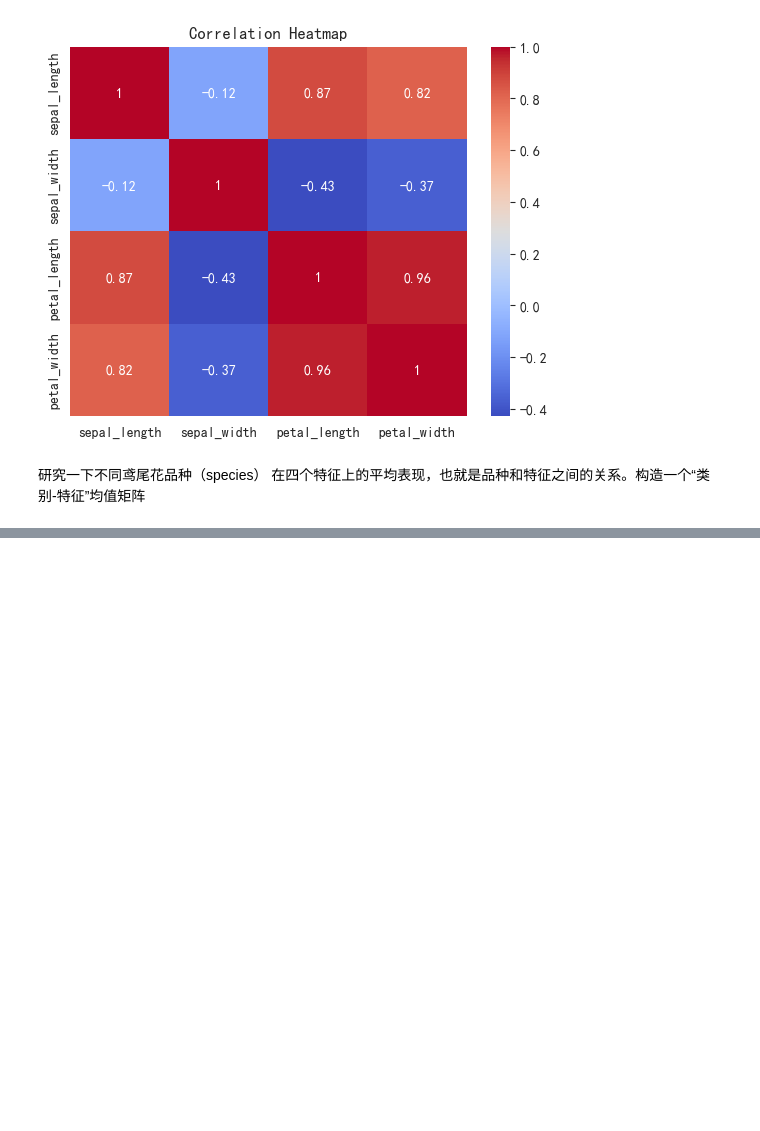
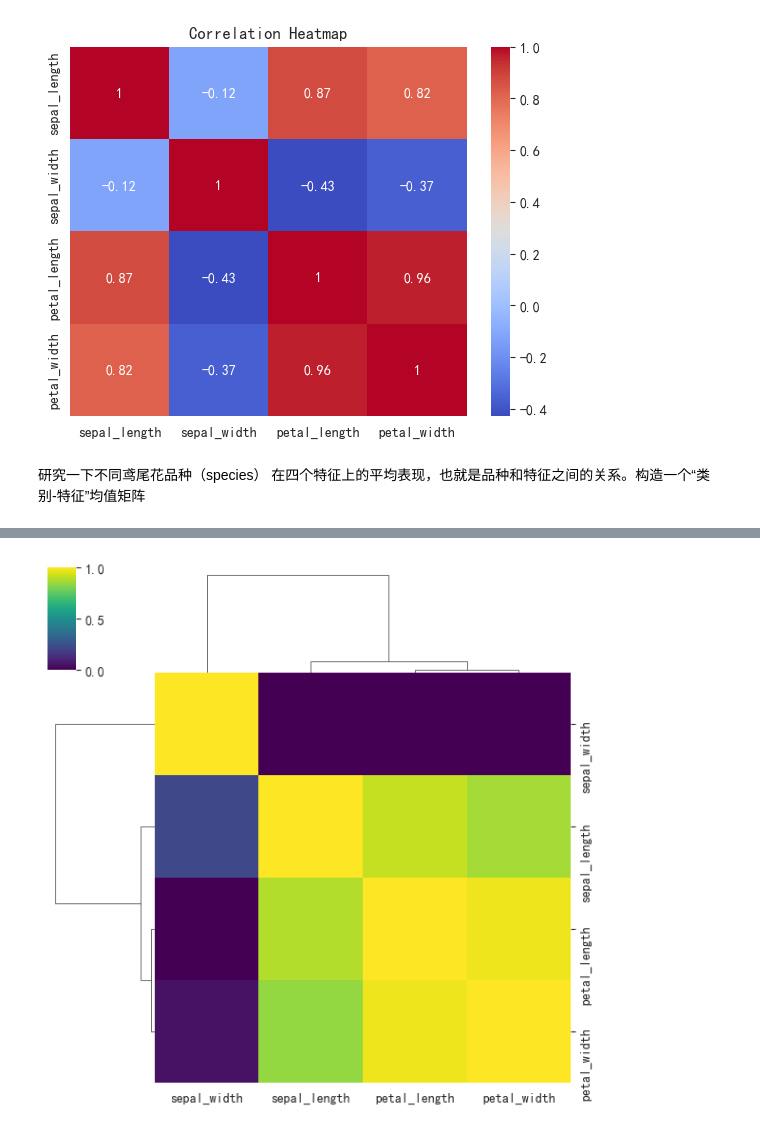
Before and after one commit to yt-x/ds_learn, a Jupyter notebook: seaborn.ipynb, the cells around one changed output, grey strips where cells are left out. Cells and saved outputs as stored; diff of their text form; code cells hidden in the pictures; blank space fills up the shorter version.

```diff
--- a/seaborn.ipynb
+++ b/seaborn.ipynb
@@ -377,0 +414,15 @@ plt.show()
+# %%
+# 使用鸢尾花数据（数值部分）
+data = iris.select_dtypes(include='number').corr()
+
+sns.clustermap(
+    data,
+    cmap='viridis',
+    standard_scale=1,      # 按列标准化
+    method='ward',         # 聚类方法
+    metric='euclidean',    # 距离度量
+    figsize=(6, 6)
+)
+plt.show()
+# %% [output]
+[figure, added]
```
Also changed, not shown: parts of 4 cells of this notebook, 9 other files.
